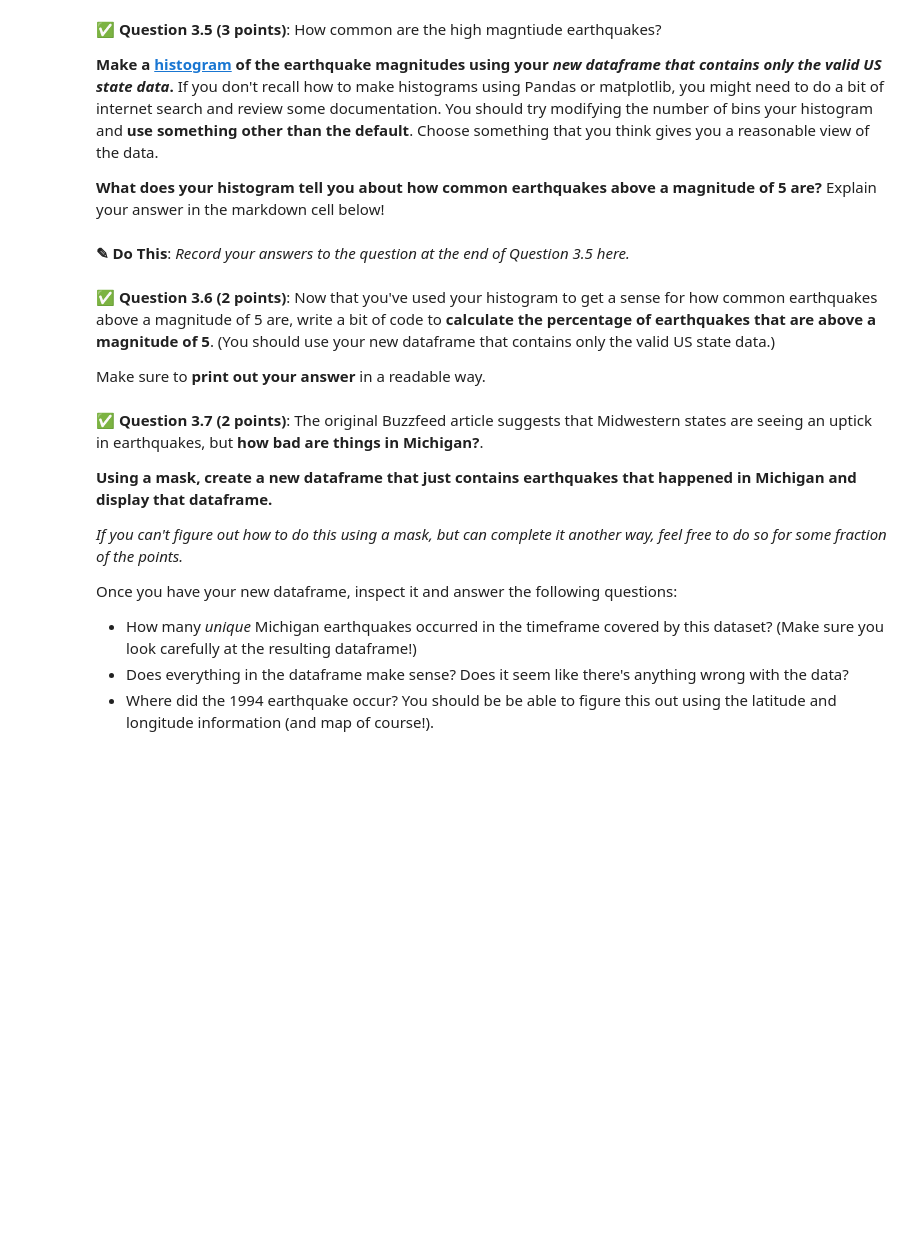
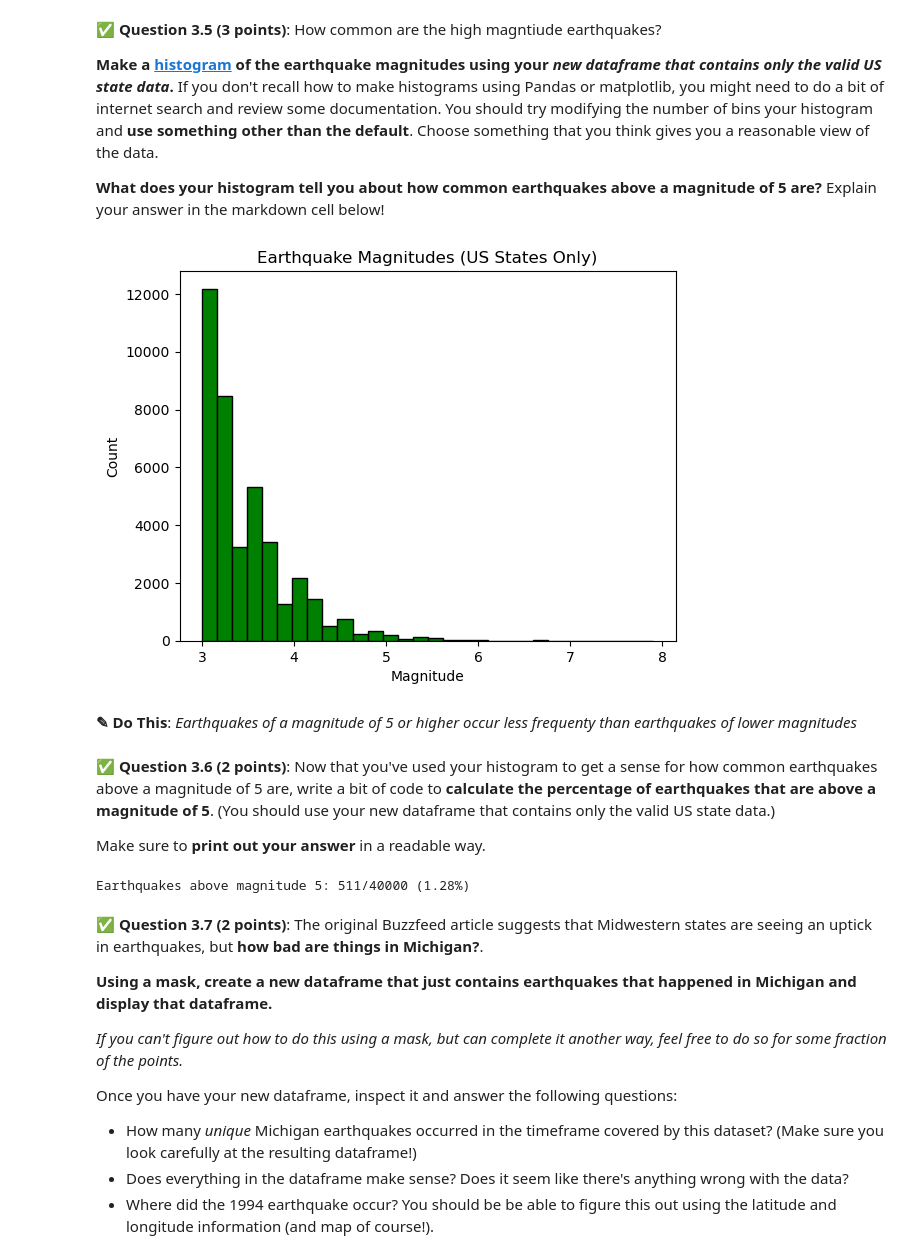
Before and after one commit to btavarezg/CMSE-202, a Jupyter notebook: hw-01/HW-01_GitPracticeDebuggingPythonPackagesAndClasses-STUDENT.ipynb, the cells around one changed output. Drawn from its saved outputs; the diff is of its cells as text; code cells hidden in the pictures; blank space fills up the shorter version.

```diff
--- a/hw-01/HW-01_GitPracticeDebuggingPythonPackagesAndClasses-STUDENT.ipynb
+++ b/hw-01/HW-01_GitPracticeDebuggingPythonPackagesAndClasses-STUDENT.ipynb
@@ -389,0 +400,3 @@ Does the resulting plot meet your expectations? Is there anything that surprises
+# %%
+df = df.dropna(subset=["state"])
+df
@@ -398,5 +423,15 @@ Does the resulting plot meet your expectations? Is there anything that surprises
-# %% [markdown]
-**<font size=+3>&#9998;</font> Do This**: *Record your answers to the question at the end of Question 3.5 here.*
+# %%
+import matplotlib.pyplot as plt
+
+plt.hist(df["mag"], bins=30, color="green", edgecolor="black")
+plt.xlabel("Magnitude")
+plt.ylabel("Count")
+plt.title("Earthquake Magnitudes (US States Only)")
+plt.show()
+# %% [output]
+[figure, added]
+# %% [markdown]
+**<font size=+3>&#9998;</font> Do This**: *Earthquakes of a magnitude of 5 or higher occur less frequenty than earthquakes of lower magnitudes*
 # %% [markdown]
 &#9989; **Question 3.6 (2 points)**: Now that you've used your histogram to get a sense for how common earthquakes above a magnitude of 5 are, write a bit of code to **calculate the percentage of earthquakes that are above a magnitude of 5**. (You should use your new dataframe that contains only the valid US state data.)
 
@@ -406,3 +439,12 @@ Make sure to **print out your answer** in a readable way.
+# %%
+### Put your code here
+mask_over_5 = (df["mag"] > 5).sum()
+total = len(df)
+percent = (mask_over_5 / total) * 100
+
+print(f"Earthquakes above magnitude 5: {mask_over_5}/{total} ({percent:.2f}%)")
+# %% [output]
+Earthquakes above magnitude 5: 511/40000 (1.28%)
 # %% [markdown]
 &#9989; **Question 3.7 (2 points)**: The original Buzzfeed article suggests that Midwestern states are seeing an uptick in earthquakes, but **how bad are things in Michigan?**.
 
```
Also changed, not shown: parts of 10 cells of this notebook.
